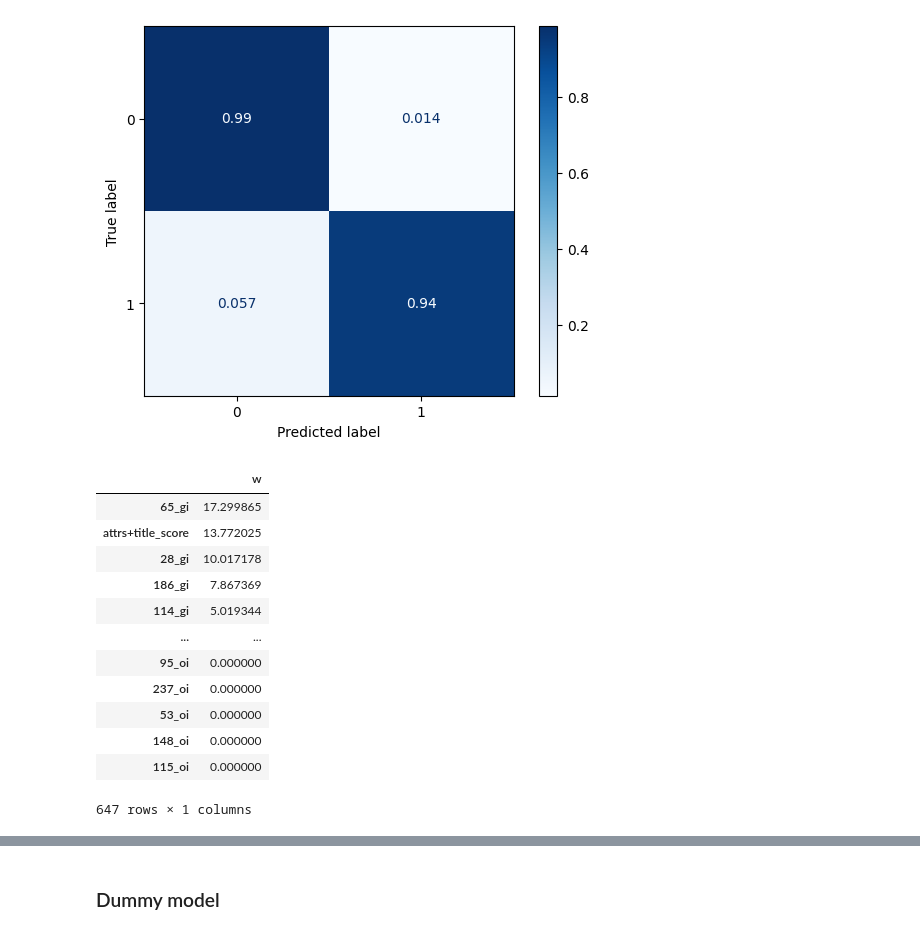
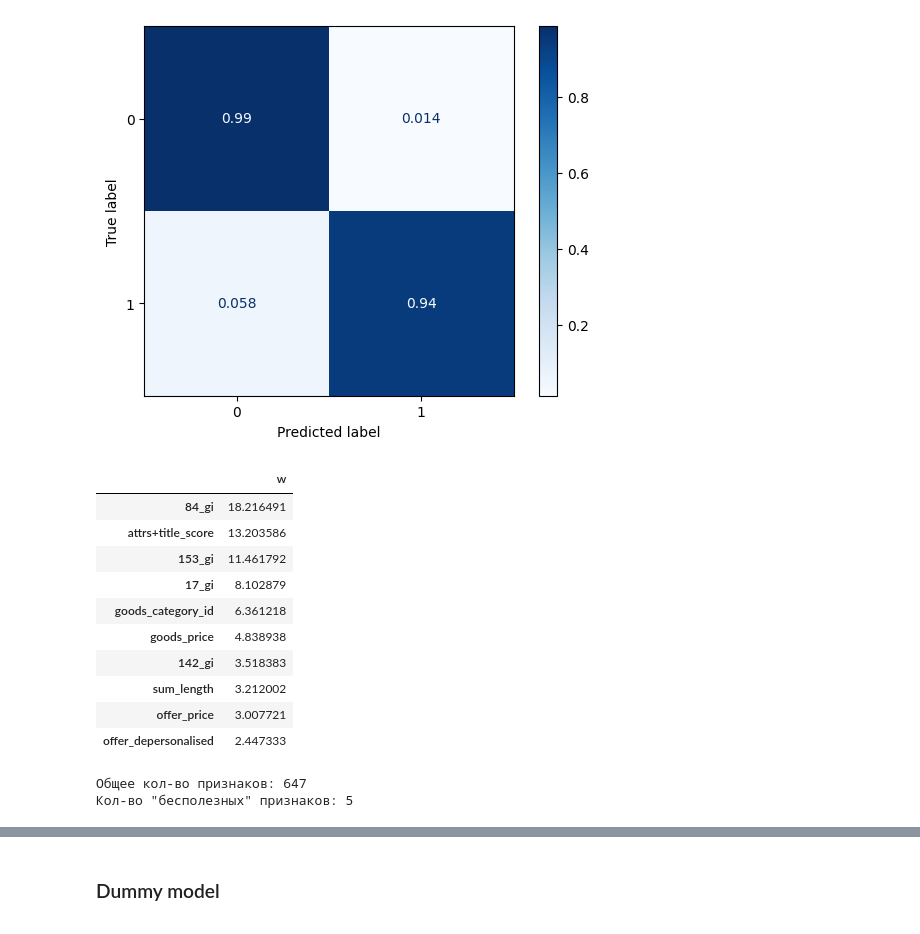
Before and after one commit to Danspers/Samokat.tech-Matching, a Jupyter notebook: Samokat.tech-Matching.ipynb, the cells around one changed output, grey strips where cells are left out. Saved outputs shown, nothing was run; the diff lists cells and outputs as text; code cells hidden in the pictures.

```diff
--- a/Samokat.tech-Matching.ipynb
+++ b/Samokat.tech-Matching.ipynb
@@ -844,11 +935,10 @@ print('Diff:  ', before - after)
 # %%
-# неявные дубликаты среди фотографий товаров
-display(goods_image_df[goods_image_df.index.duplicated(keep=False)].sort_index().head(6))
-print('Кол-во дублирующих фотографий:', len(goods_image_df[goods_image_df.index.duplicated()]))
-'''
-print('Before:', goods_image_df.shape[0])
-goods_image_df = goods_image_df[~goods_image_df.index.duplicated()]
-print('After: ', goods_image_df.shape[0])
-'''
+# неявные дубликаты среди фотографий предложений
+display(offer_image_df[offer_image_df.index.duplicated(keep=False)].sort_index().head(6))
+print('Кол-во дублирующих фотографий:', len(offer_image_df[offer_image_df.index.duplicated()]))
+
+print('Before:', offer_image_df.shape[0])
+#offer_image_df = offer_image_df[~offer_image_df.index.duplicated()]
+print('After: ', offer_image_df.shape[0])
 # %% [output]
 |  | 0 | 1 | 2 | 3 | 4 | 5 | 6 | 7 | 8 | 9 | ... | ... |
@@ -878,8 +950,0 @@ print('Общее кол-во объектов:', len(train_df[train_df['goods_d
-# %%
-# неявные дубликаты среди фотографий предложений
-display(offer_image_df[offer_image_df.index.duplicated(keep=False)].sort_index().head(6))
-print('Кол-во дублирующих фотографий:', len(offer_image_df[offer_image_df.index.duplicated()]))
-
-print('Before:', offer_image_df.shape[0])
-offer_image_df = offer_image_df[~offer_image_df.index.duplicated()]
-print('After: ', offer_image_df.shape[0])
@@ -1023,7 +1080,7 @@ print('Валидац. выборка. 0-ой класс:   {} ({:.2%})'.format(
 # %% [markdown]
 ### Логистическая регрессия
 # %%
-model_LR = LogisticRegression(max_iter=1000, random_state=RANDOM_STATE)
+model_LR = LogisticRegression(max_iter=1000, solver='lbfgs', random_state=RANDOM_STATE)
 model_LR.fit(train_X, train_Y)
 valid_pred = model_LR.predict(valid_X)
 
@@ -1123,18 +1198,20 @@ ConfusionMatrixDisplay.from_predictions(valid_Y, valid_pred, cmap=plt.cm.Blues,
 # %%
 # значимость признаков
 w = pd.DataFrame(data=model_CB.get_feature_importance(), index=train_X.columns, columns=['w'])
-display(w.sort_values('w', ascending=False))
+display(w.sort_values('w', ascending=False).head(10))
+print('Общее кол-во признаков:', len(w))
+print('Кол-во "бесполезных" признаков:', len(w[w['w']==0]))
 # %% [output]
 |  | w |
-| 65_gi | 17.299865 |
-| attrs+title_score | 13.772025 |
-| 28_gi | 10.017178 |
-| 186_gi | 7.867369 |
-| 114_gi | 5.019344 |
-| ... | ... |
-| 95_oi | 0.000000 |
-| 237_oi | 0.000000 |
-| 53_oi | 0.000000 |
-| 148_oi | 0.000000 |
-| 115_oi | 0.000000 |
+| 84_gi | 18.216491 |
+| attrs+title_score | 13.203586 |
+| 153_gi | 11.461792 |
+| 17_gi | 8.102879 |
+| goods_category_id | 6.361218 |
+| goods_price | 4.838938 |
+| 142_gi | 3.518383 |
+| sum_length | 3.212002 |
+| offer_price | 3.007721 |
+| offer_depersonalised | 2.447333 |
-647 rows × 1 columns
+Общее кол-во признаков: 647
+Кол-во "бесполезных" признаков: 5
```
Also changed, not shown: parts of 44 cells of this notebook.
